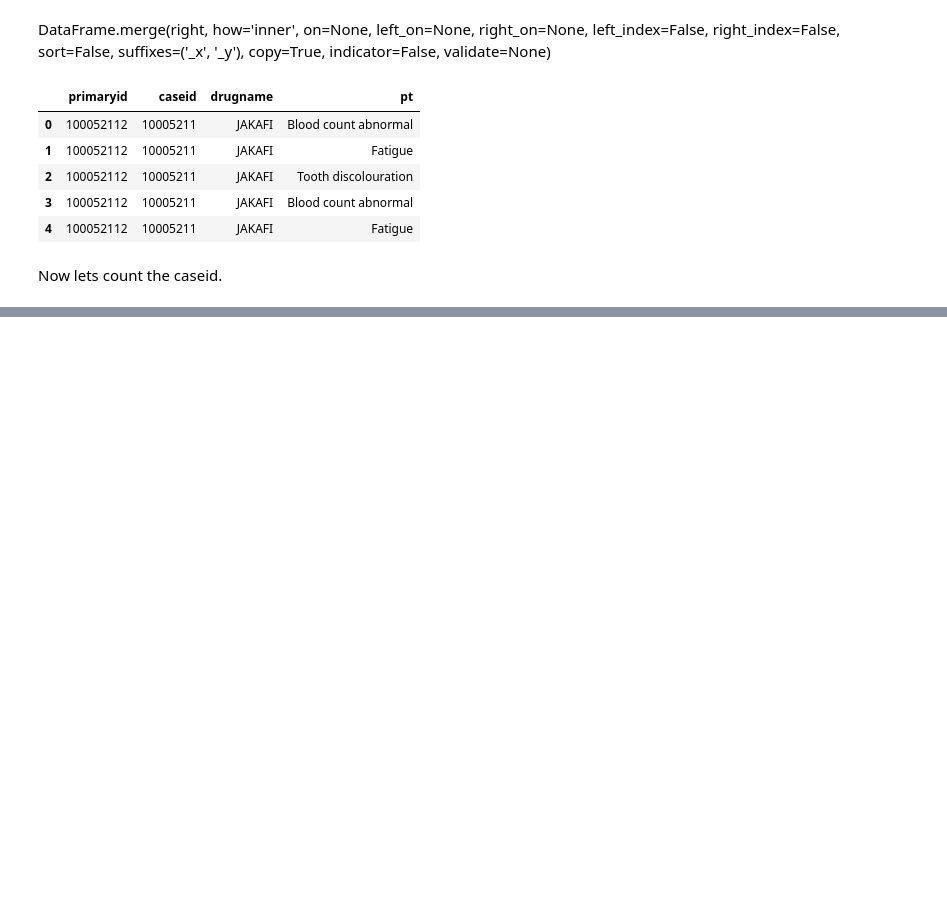
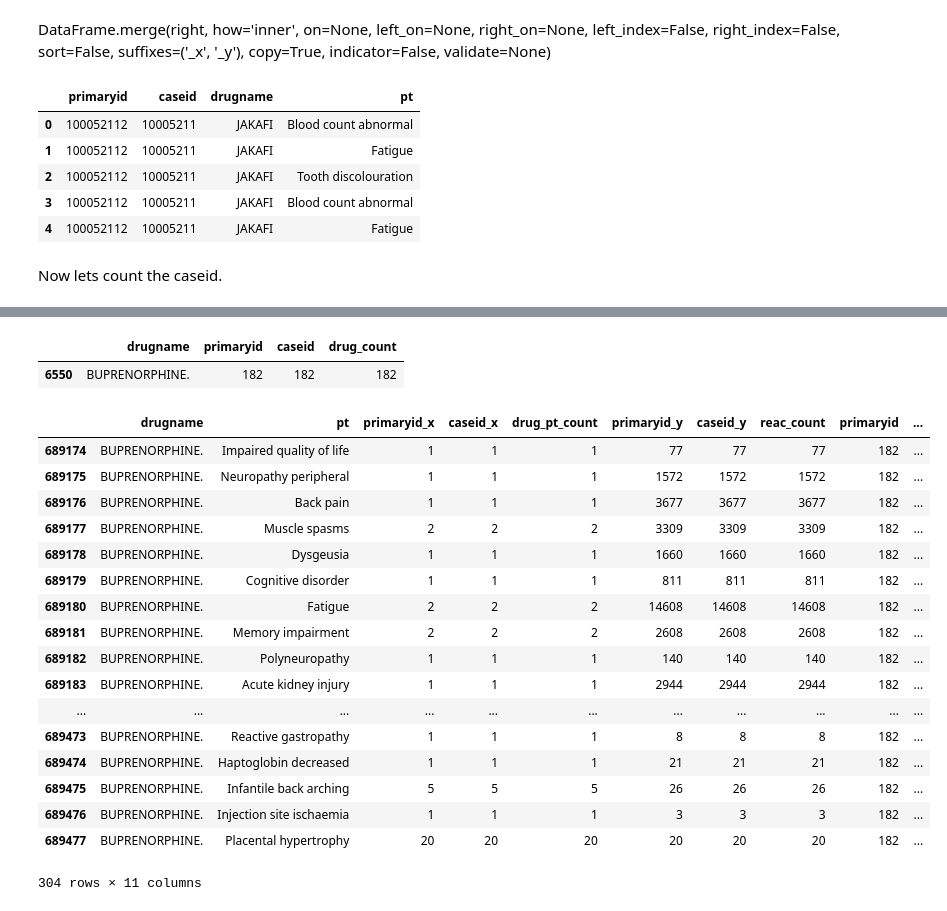
Before and after one commit to harlananelson/datascience, a Jupyter notebook: What Drugs are Bad.ipynb, the cells around one changed output, grey strips where cells are left out. Cells and saved outputs as stored; diff of their text form; code cells hidden in the pictures; blank space fills up the shorter version.

```diff
--- a/What Drugs are Bad.ipynb
+++ b/What Drugs are Bad.ipynb
@@ -830,0 +863,3 @@ cases[cases['caseid'] > 10]
+# %%
+drugname_pt = cases1.merge(reac_cases1,on=['pt'])
+drugname_pt[drugname_pt['drug_pt_count'] > 10]
@@ -830,0 +885,33 @@ cases[cases['caseid'] > 10]
+# %%
+drug_cases = df_drug.groupby(['drugname'])[['primaryid','caseid']].nunique()
+drug_cases.sort_values(ascending=True,by='caseid')
+drug_cases['drug_count'] = drug_cases['caseid']
+drug_cases[drug_cases['caseid'] == 10]
+drug_cases1 = drug_cases.reset_index()
+# %%
+drug_cases1[drug_cases1['drugname'] == 'BUPRENORPHINE.']
+# %% [output]
+|  | drugname | primaryid | caseid | drug_count |
+| 6550 | BUPRENORPHINE. | 182 | 182 | 182 |
+# %%
+final = drugname_pt.merge(drug_cases1,on=['drugname'])
+final[final['drugname'] == 'BUPRENORPHINE.']
+# %% [output]
+|  | drugname | pt | primaryid_x | caseid_x | drug_pt_count | primaryid_y | caseid_y | reac_count | primaryid | ... |
+| 689174 | BUPRENORPHINE. | Impaired quality of life | 1 | 1 | 1 | 77 | 77 | 77 | 182 | ... |
+| 689175 | BUPRENORPHINE. | Neuropathy peripheral | 1 | 1 | 1 | 1572 | 1572 | 1572 | 182 | ... |
+| 689176 | BUPRENORPHINE. | Back pain | 1 | 1 | 1 | 3677 | 3677 | 3677 | 182 | ... |
+| 689177 | BUPRENORPHINE. | Muscle spasms | 2 | 2 | 2 | 3309 | 3309 | 3309 | 182 | ... |
+| 689178 | BUPRENORPHINE. | Dysgeusia | 1 | 1 | 1 | 1660 | 1660 | 1660 | 182 | ... |
+| 689179 | BUPRENORPHINE. | Cognitive disorder | 1 | 1 | 1 | 811 | 811 | 811 | 182 | ... |
+| 689180 | BUPRENORPHINE. | Fatigue | 2 | 2 | 2 | 14608 | 14608 | 14608 | 182 | ... |
+| 689181 | BUPRENORPHINE. | Memory impairment | 2 | 2 | 2 | 2608 | 2608 | 2608 | 182 | ... |
+| 689182 | BUPRENORPHINE. | Polyneuropathy | 1 | 1 | 1 | 140 | 140 | 140 | 182 | ... |
+| 689183 | BUPRENORPHINE. | Acute kidney injury | 1 | 1 | 1 | 2944 | 2944 | 2944 | 182 | ... |
+| ... | ... | ... | ... | ... | ... | ... | ... | ... | ... | ... |
+| 689473 | BUPRENORPHINE. | Reactive gastropathy | 1 | 1 | 1 | 8 | 8 | 8 | 182 | ... |
+| 689474 | BUPRENORPHINE. | Haptoglobin decreased | 1 | 1 | 1 | 21 | 21 | 21 | 182 | ... |
+| 689475 | BUPRENORPHINE. | Infantile back arching | 5 | 5 | 5 | 26 | 26 | 26 | 182 | ... |
+| 689476 | BUPRENORPHINE. | Injection site ischaemia | 1 | 1 | 1 | 3 | 3 | 3 | 182 | ... |
+| 689477 | BUPRENORPHINE. | Placental hypertrophy | 20 | 20 | 20 | 20 | 20 | 20 | 182 | ... |
+304 rows × 11 columns
```
Also changed, not shown: parts of 11 cells of this notebook.
